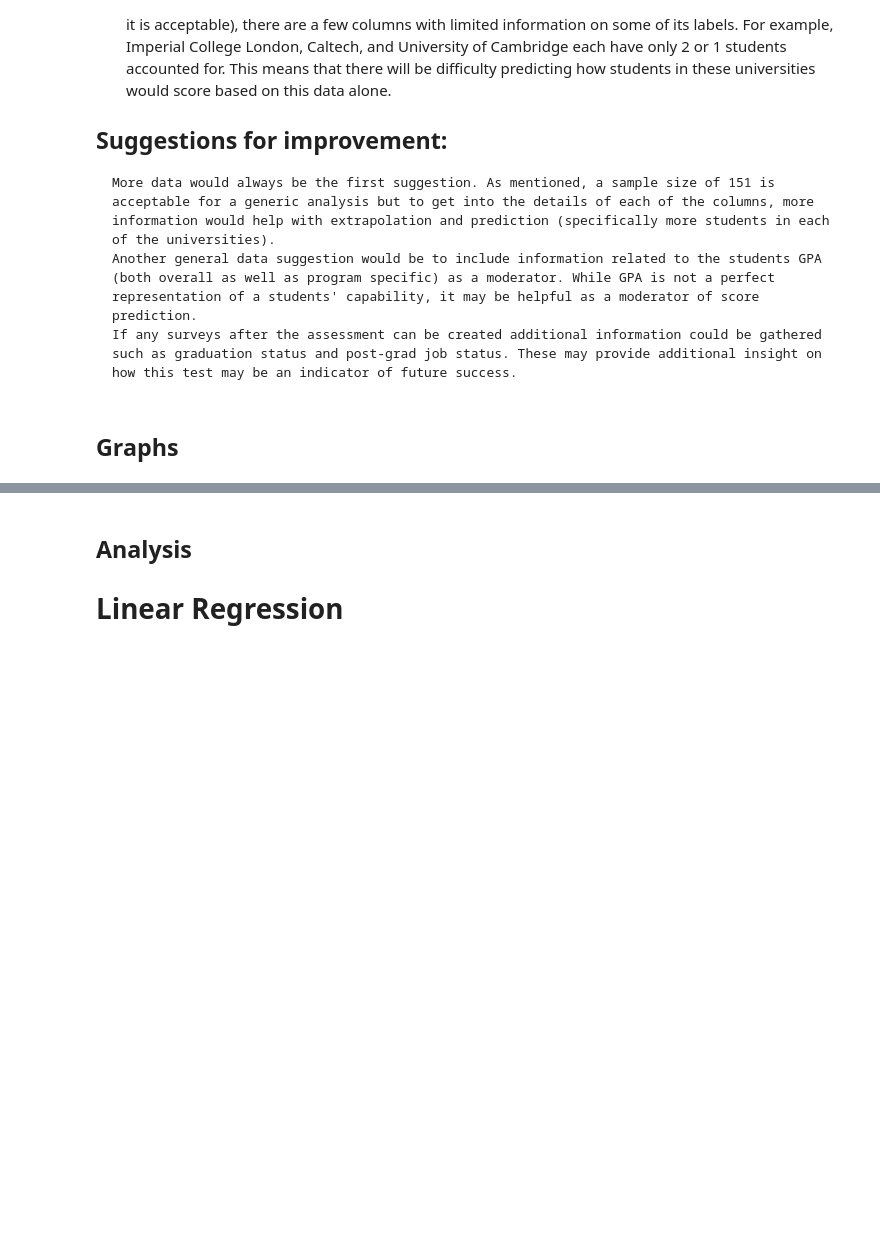
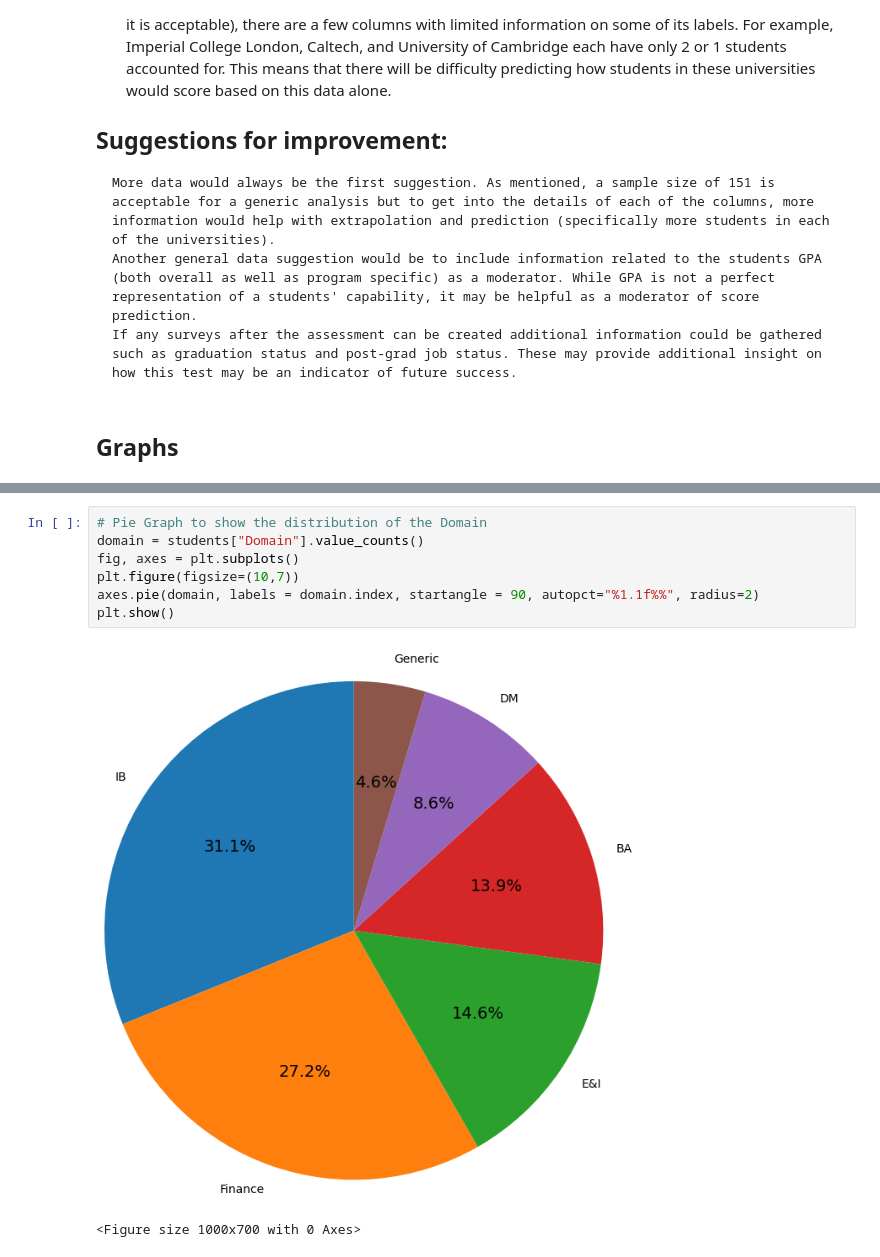
Before and after one commit to aumashankar8/studentsTestData, a Jupyter notebook: studentDataAnalysis.ipynb, the cells around one changed output, grey strips where cells are left out. Saved outputs shown, nothing was run; the diff lists cells and outputs as text; blank space fills up the shorter version.

Commit message:
update graphs

```diff
--- a/studentDataAnalysis.ipynb
+++ b/studentDataAnalysis.ipynb
@@ -102,6 +123,13 @@ plt.title("Number of Students in each Semester")
 save_fig("semester_graph")
 # %% [output]
 [figure]
-# %% [markdown]
-## Analysis
-# Linear Regression
+# %%
+# Pie Graph to show the distribution of the Domain
+domain = students["Domain"].value_counts()
+fig, axes = plt.subplots()
+plt.figure(figsize=(10,7))
+axes.pie(domain, labels = domain.index, startangle = 90, autopct="%1.1f%%", radius=2)
+plt.show()
+# %% [output]
+[figure, added]
+<Figure size 1000x700 with 0 Axes>
```
Also changed, not shown: parts of 6 cells of this notebook.
